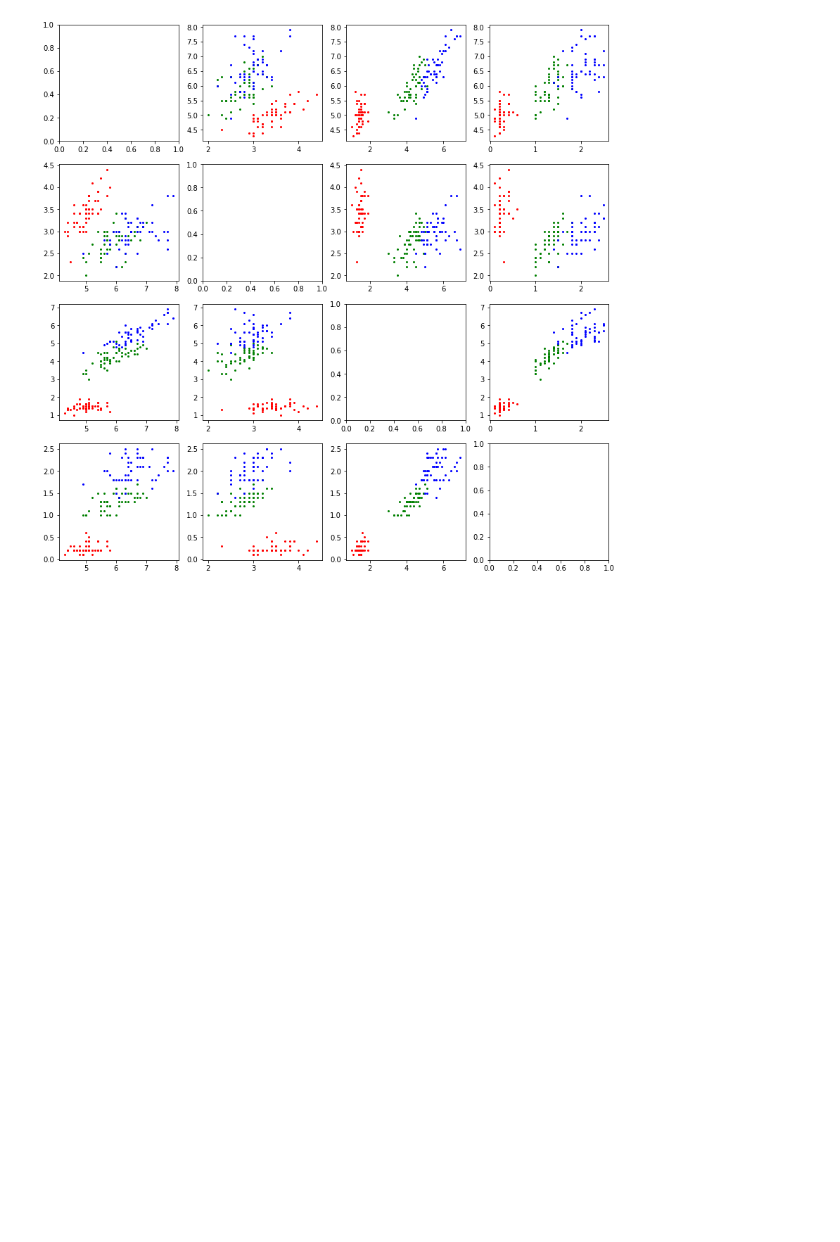
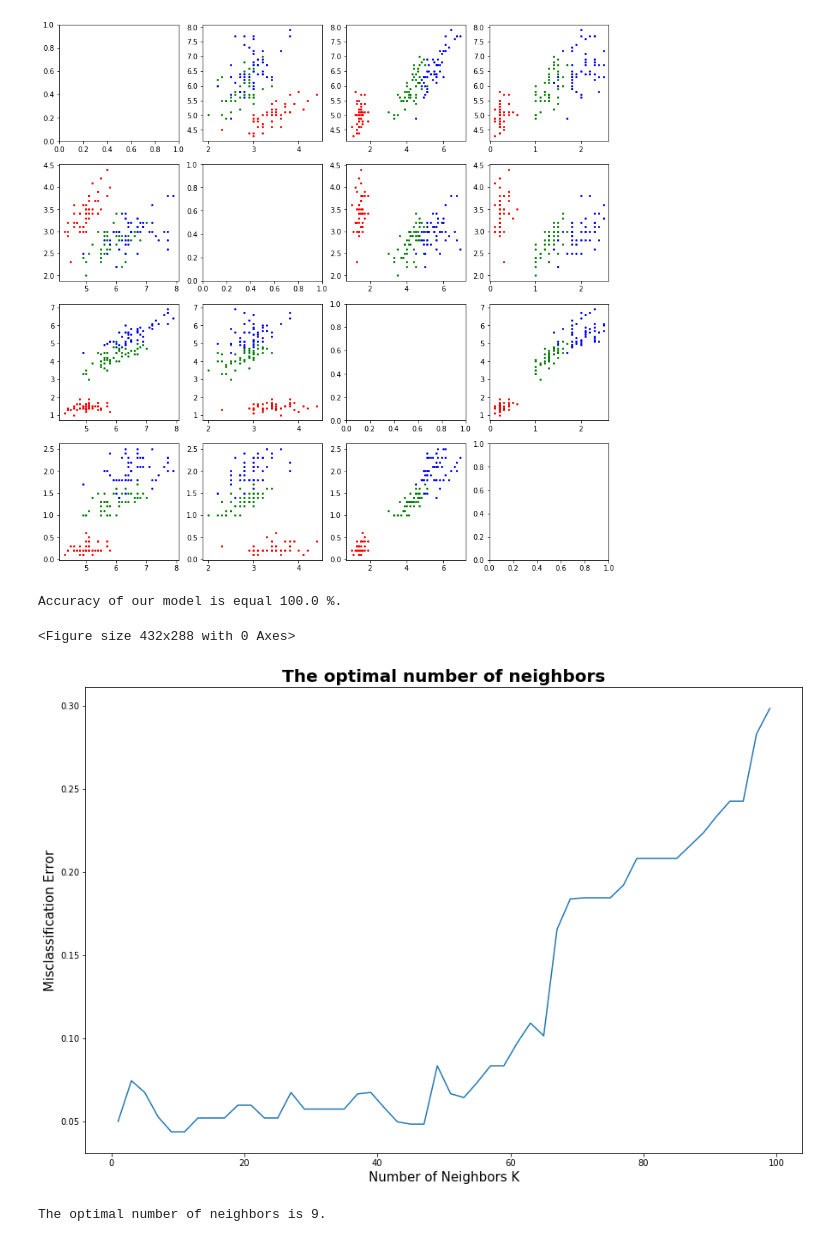
Before and after one commit to marcelpetrick/machineLearningWithPython, a Jupyter notebook: IRIS.ipynb, the cells around one changed output. Drawn from its saved outputs; the diff is of its cells as text; code cells hidden in the pictures; blank space fills up the shorter version.

```diff
--- a/IRIS.ipynb
+++ b/IRIS.ipynb
@@ -127,38 +127,46 @@ from sklearn.model_selection import cross_val_score
 classifier = KNeighborsClassifier(n_neighbors=3)
 
 # Fitting the model
-classifier.fit(X_train[:,[0,1,3]], y_train)
+classifier.fit(X_train[:,[2,3]], y_train)
+#classifier.fit(X_train, y_train)
 
 # Predicting the Test set results
-y_pred = classifier.predict(X_test[:,[0,1,3]])
+y_pred = classifier.predict(X_test[:,[2,3]])
+#y_pred = classifier.predict(X_test)
 
 accuracy = accuracy_score(y_test, y_pred)*100
 print('Accuracy of our model is equal ' + str(round(accuracy, 2)) + ' %.')
+# %% [output]
+Accuracy of our model is equal 100.0 %.
 # %%
 # Next, let us see which k gives the best results
 # creating list of K for KNN
-k_list = range(1,50,2)
+k_list = range(1,101,2)
 # creating list of cv scores
 cv_scores = []
 
 # perform 10-fold cross validation
 for k in k_list:
     knn = KNeighborsClassifier(n_neighbors=k)
     scores = cross_val_score(knn, X_train, y_train, cv=10, scoring='accuracy')
     cv_scores.append(scores.mean())
 
 MSE = [1 - x for x in cv_scores]
 
 plt.figure()
 plt.figure(figsize=(15,10))
 plt.title('The optimal number of neighbors', fontsize=20, fontweight='bold')
 plt.xlabel('Number of Neighbors K', fontsize=15)
 plt.ylabel('Misclassification Error', fontsize=15)
 plt.plot(k_list, MSE)
 
 plt.show()
 
 # finding best k
 best_k = k_list[MSE.index(min(MSE))]
 print("The optimal number of neighbors is %d." % best_k)
+# %% [output]
+<Figure size 432x288 with 0 Axes>
+[figure, added]
+The optimal number of neighbors is 9.
 # %%
```
Also changed, not shown: parts of 1 cell of this notebook, 1 other file.
